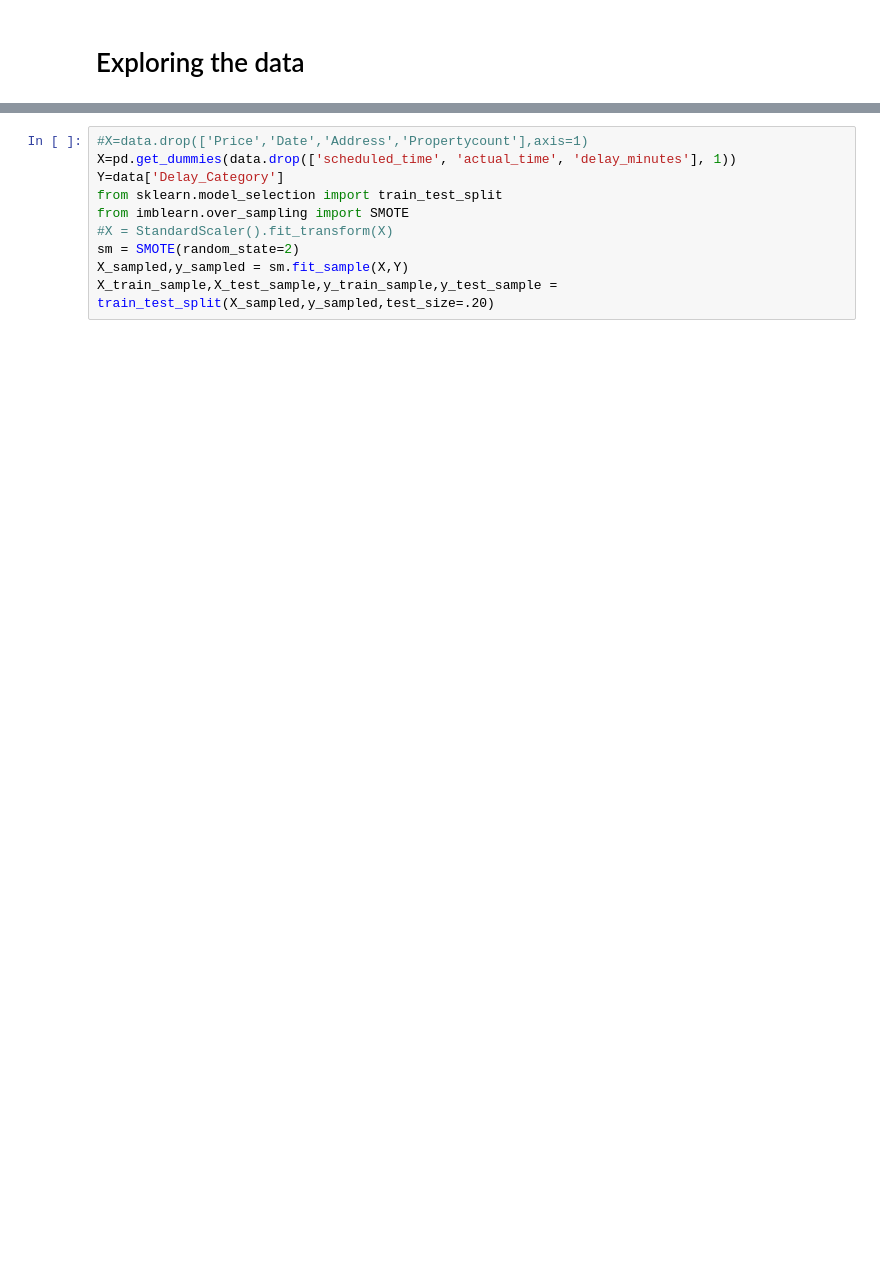
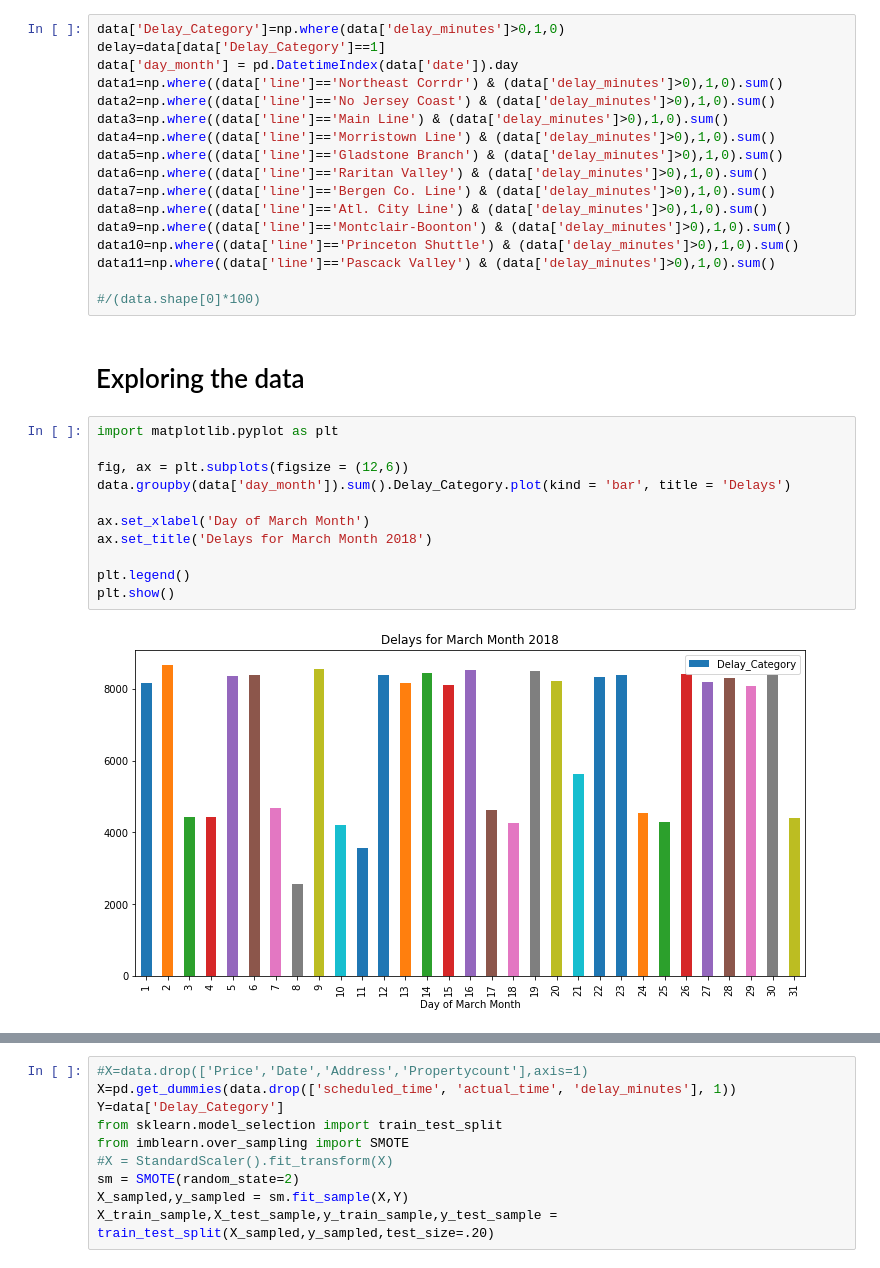
Before and after one commit to ankushkhaj/Data-science, a Jupyter notebook: 3.7.1_Capstone.ipynb, the cells around one changed output, grey strips where cells are left out. Saved outputs shown, nothing was run; the diff lists cells and outputs as text; blank space fills up the shorter version.

```diff
--- a/3.7.1_Capstone.ipynb
+++ b/3.7.1_Capstone.ipynb
@@ -63,2 +125,32 @@ data['Delay_Category']=np.where(data['delay_minutes']>0,1,0)
+# %%
+data['Delay_Category']=np.where(data['delay_minutes']>0,1,0)
+delay=data[data['Delay_Category']==1]
+data['day_month'] = pd.DatetimeIndex(data['date']).day
+data1=np.where((data['line']=='Northeast Corrdr') & (data['delay_minutes']>0),1,0).sum()
+data2=np.where((data['line']=='No Jersey Coast') & (data['delay_minutes']>0),1,0).sum()
+data3=np.where((data['line']=='Main Line') & (data['delay_minutes']>0),1,0).sum()
+data4=np.where((data['line']=='Morristown Line') & (data['delay_minutes']>0),1,0).sum()
+data5=np.where((data['line']=='Gladstone Branch') & (data['delay_minutes']>0),1,0).sum()
+data6=np.where((data['line']=='Raritan Valley') & (data['delay_minutes']>0),1,0).sum()
+data7=np.where((data['line']=='Bergen Co. Line') & (data['delay_minutes']>0),1,0).sum()
+data8=np.where((data['line']=='Atl. City Line') & (data['delay_minutes']>0),1,0).sum()
+data9=np.where((data['line']=='Montclair-Boonton') & (data['delay_minutes']>0),1,0).sum()
+data10=np.where((data['line']=='Princeton Shuttle') & (data['delay_minutes']>0),1,0).sum()
+data11=np.where((data['line']=='Pascack Valley') & (data['delay_minutes']>0),1,0).sum()
+
+#/(data.shape[0]*100)
 # %% [markdown]
 # Exploring the data
+# %%
+import matplotlib.pyplot as plt
+
+fig, ax = plt.subplots(figsize = (12,6))
+data.groupby(data['day_month']).sum().Delay_Category.plot(kind = 'bar', title = 'Delays')
+
+ax.set_xlabel('Day of March Month')
+ax.set_title('Delays for March Month 2018')
+
+plt.legend()
+plt.show()
+# %% [output]
+[figure, added]
```
Also changed, not shown: parts of 199 cells of this notebook.
